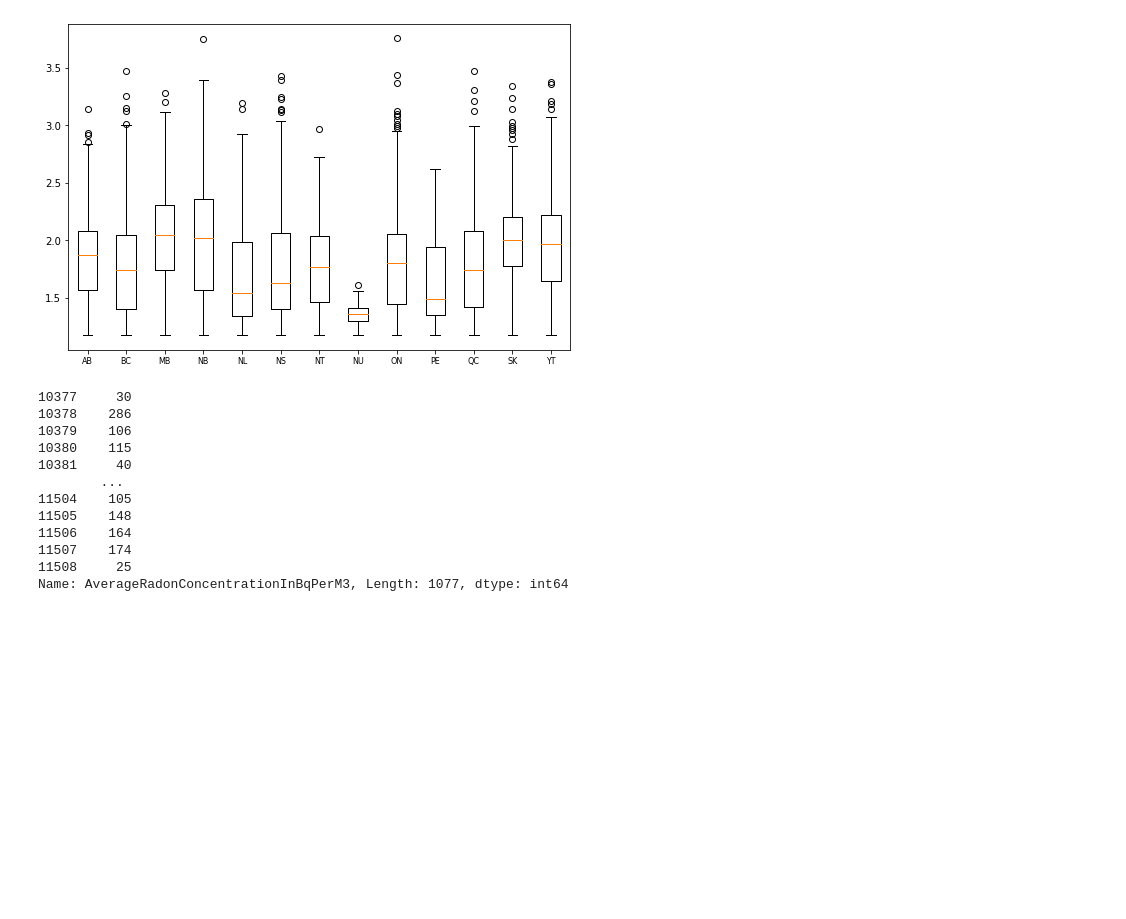
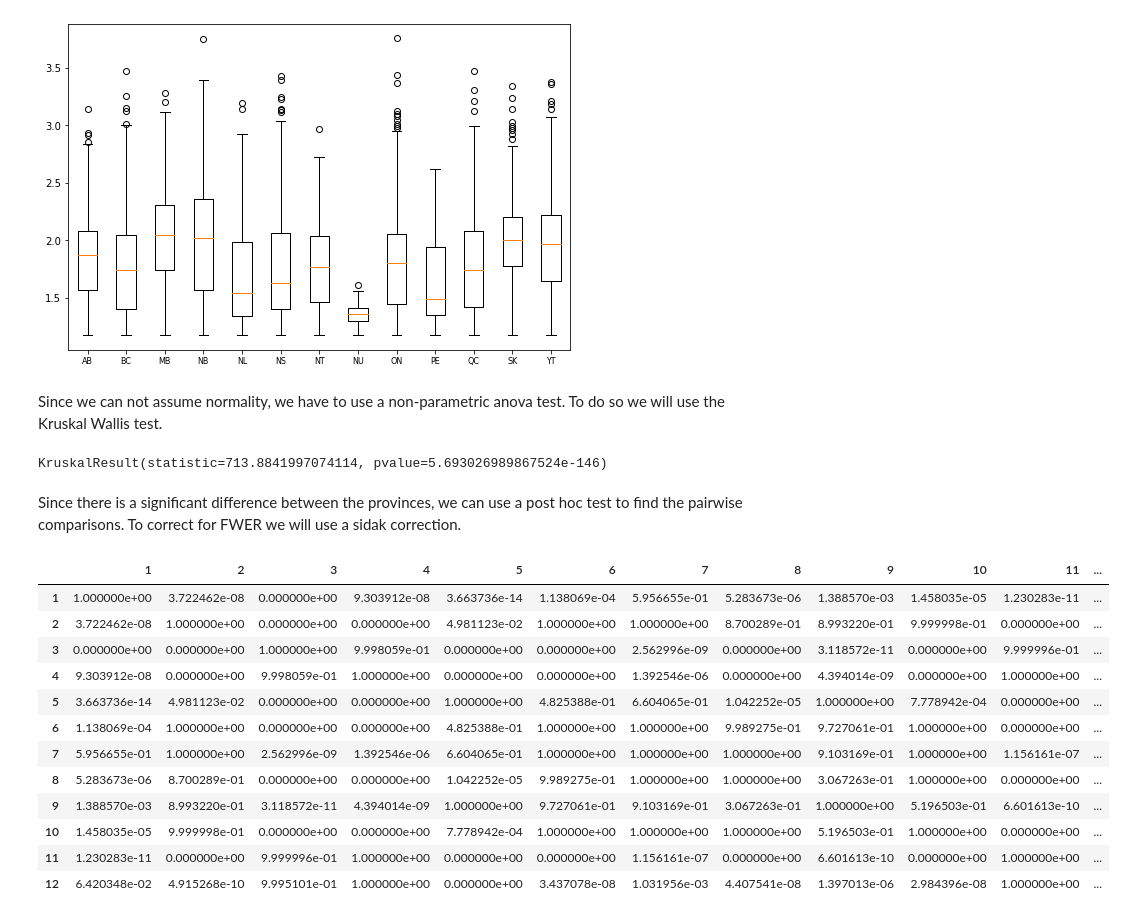
Before and after one commit to StephenStyles/Radon, a Jupyter notebook: PIMS Sample Project.ipynb, the cells around one changed output. Drawn from its saved outputs; the diff is of its cells as text; code cells hidden in the pictures; blank space fills up the shorter version.

```diff
--- a/PIMS Sample Project.ipynb
+++ b/PIMS Sample Project.ipynb
@@ -180,18 +121,45 @@ ax.set_xticklabels( dfsbyPT.groups.keys(), fontsize = 8)
  Text(0, 0, 'SK'),
  Text(0, 0, 'YT')]
 [figure]
-# %%
-dfsbyPT.get_group("AB")['AverageRadonConcentrationInBqPerM3']
-# %% [output]
-10377     30
-10378    286
-10379    106
-10380    115
-10381     40
-        ...
-11504    105
-11505    148
-11506    164
-11507    174
-11508     25
-Name: AverageRadonConcentrationInBqPerM3, Length: 1077, dtype: int64
+# %% [markdown]
+Since we can not assume normality, we have to use a non-parametric anova test. To do so we will use the Kruskal Wallis test.
+# %%
+from scipy import stats
+
+AB = data_to_plot[0]
+BC = data_to_plot[1]
+MB = data_to_plot[2]
+NB = data_to_plot[3]
+NL = data_to_plot[4]
+NS = data_to_plot[5]
+NT = data_to_plot[6]
+ON = data_to_plot[8]
+PE = data_to_plot[9]
+QC = data_to_plot[10]
+SK = data_to_plot[11]
+YT = data_to_plot[12]
+
+stats.kruskal(AB,BC,MB,NB,NL,NS,NT,ON,PE,QC,SK,YT)
+# %% [output]
+KruskalResult(statistic=713.8841997074114, pvalue=5.693026989867524e-146)
+# %% [markdown]
+Since there is a significant difference between the provinces, we can use a post hoc test to find the pairwise comparisons. To correct for FWER we will use a sidak correction.
+# %%
+import scikit_posthocs as sp
+
+data = [AB,BC,MB,NB,NL,NS,NT,ON,PE,QC,SK,YT]
+sp.posthoc_dunn(data, p_adjust = 'sidak')
+# %% [output]
+|  | 1 | 2 | 3 | 4 | 5 | 6 | 7 | 8 | 9 | 10 | 11 | ... |
+| 1 | 1.000000e+00 | 3.722462e-08 | 0.000000e+00 | 9.303912e-08 | 3.663736e-14 | 1.138069e-04 | 5.956655e-01 | 5.283673e-06 | 1.388570e-03 | 1.458035e-05 | 1.230283e-11 | ... |
+| 2 | 3.722462e-08 | 1.000000e+00 | 0.000000e+00 | 0.000000e+00 | 4.981123e-02 | 1.000000e+00 | 1.000000e+00 | 8.700289e-01 | 8.993220e-01 | 9.999998e-01 | 0.000000e+00 | ... |
+| 3 | 0.000000e+00 | 0.000000e+00 | 1.000000e+00 | 9.998059e-01 | 0.000000e+00 | 0.000000e+00 | 2.562996e-09 | 0.000000e+00 | 3.118572e-11 | 0.000000e+00 | 9.999996e-01 | ... |
+| 4 | 9.303912e-08 | 0.000000e+00 | 9.998059e-01 | 1.000000e+00 | 0.000000e+00 | 0.000000e+00 | 1.392546e-06 | 0.000000e+00 | 4.394014e-09 | 0.000000e+00 | 1.000000e+00 | ... |
+| 5 | 3.663736e-14 | 4.981123e-02 | 0.000000e+00 | 0.000000e+00 | 1.000000e+00 | 4.825388e-01 | 6.604065e-01 | 1.042252e-05 | 1.000000e+00 | 7.778942e-04 | 0.000000e+00 | ... |
+| 6 | 1.138069e-04 | 1.000000e+00 | 0.000000e+00 | 0.000000e+00 | 4.825388e-01 | 1.000000e+00 | 1.000000e+00 | 9.989275e-01 | 9.727061e-01 | 1.000000e+00 | 0.000000e+00 | ... |
+| 7 | 5.956655e-01 | 1.000000e+00 | 2.562996e-09 | 1.392546e-06 | 6.604065e-01 | 1.000000e+00 | 1.000000e+00 | 1.000000e+00 | 9.103169e-01 | 1.000000e+00 | 1.156161e-07 | ... |
+| 8 | 5.283673e-06 | 8.700289e-01 | 0.000000e+00 | 0.000000e+00 | 1.042252e-05 | 9.989275e-01 | 1.000000e+00 | 1.000000e+00 | 3.067263e-01 | 1.000000e+00 | 0.000000e+00 | ... |
+| 9 | 1.388570e-03 | 8.993220e-01 | 3.118572e-11 | 4.394014e-09 | 1.000000e+00 | 9.727061e-01 | 9.103169e-01 | 3.067263e-01 | 1.000000e+00 | 5.196503e-01 | 6.601613e-10 | ... |
+| 10 | 1.458035e-05 | 9.999998e-01 | 0.000000e+00 | 0.000000e+00 | 7.778942e-04 | 1.000000e+00 | 1.000000e+00 | 1.000000e+00 | 5.196503e-01 | 1.000000e+00 | 0.000000e+00 | ... |
+| 11 | 1.230283e-11 | 0.000000e+00 | 9.999996e-01 | 1.000000e+00 | 0.000000e+00 | 0.000000e+00 | 1.156161e-07 | 0.000000e+00 | 6.601613e-10 | 0.000000e+00 | 1.000000e+00 | ... |
+| 12 | 6.420348e-02 | 4.915268e-10 | 9.995101e-01 | 1.000000e+00 | 0.000000e+00 | 3.437078e-08 | 1.031956e-03 | 4.407541e-08 | 1.397013e-06 | 2.984396e-08 | 1.000000e+00 | ... |
```
Also changed, not shown: parts of 16 cells of this notebook.
